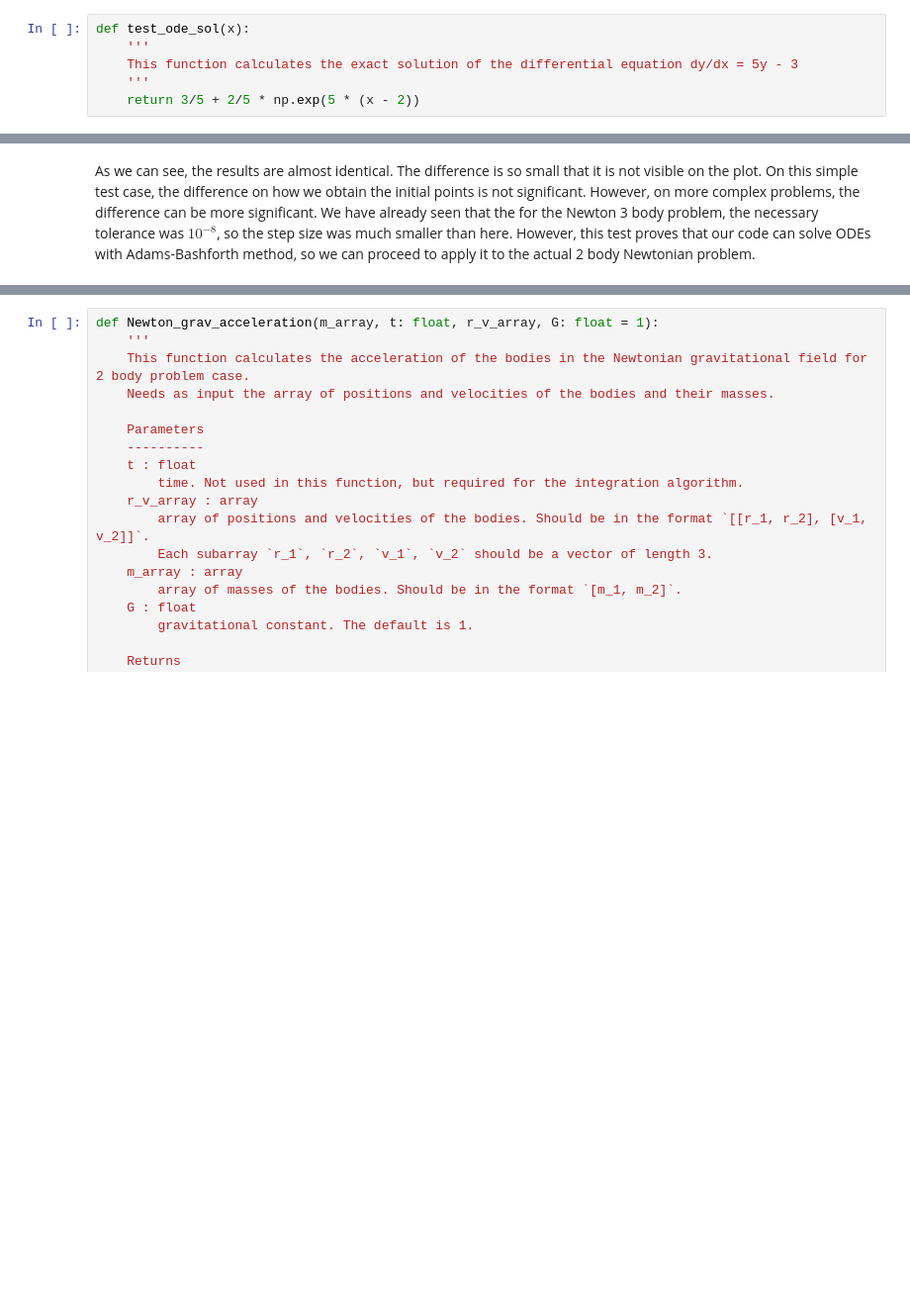
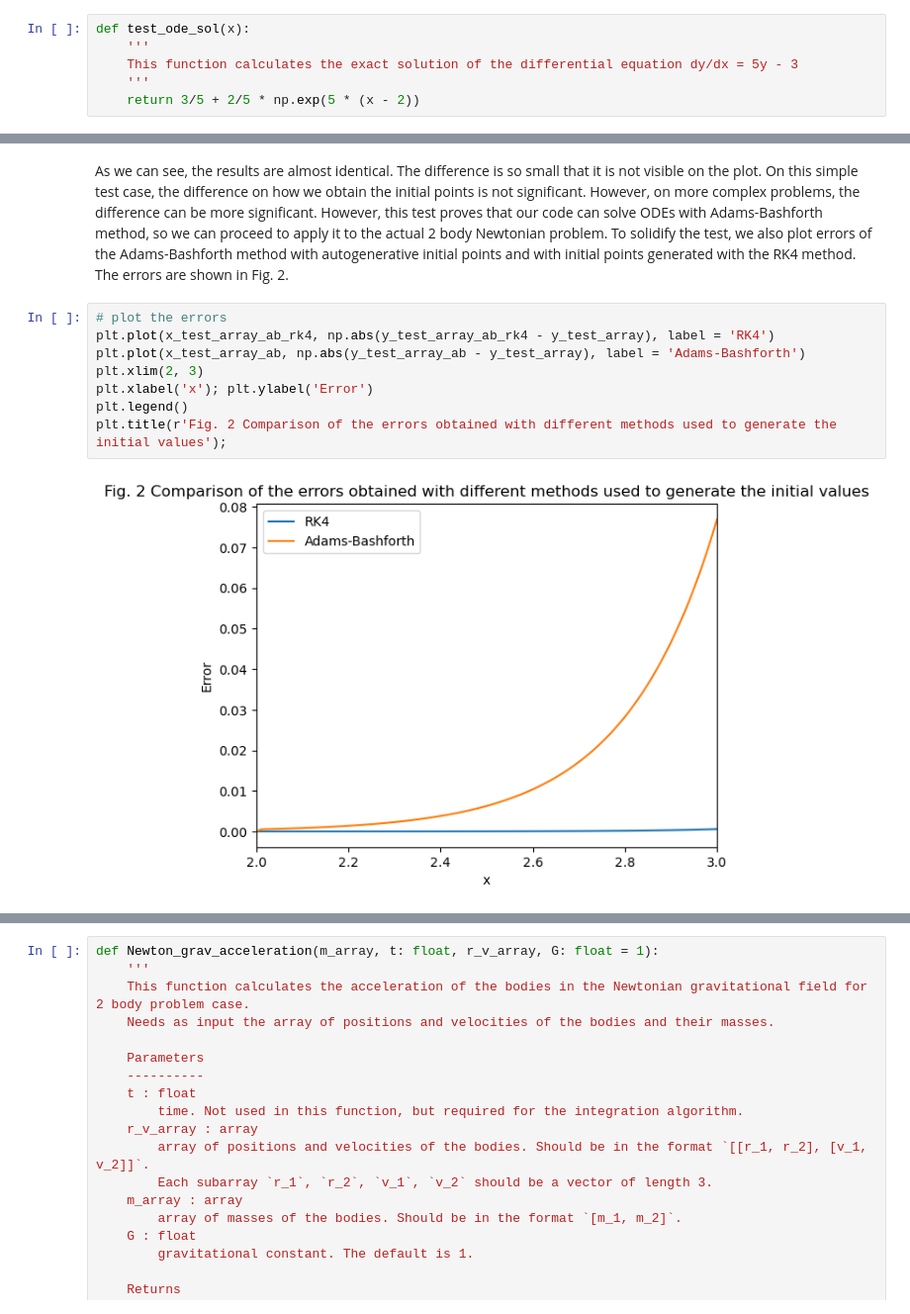
Before and after one commit to askoldvilkha/CompMethods_Astro23, a Jupyter notebook: HW4/hw4_vilkha.ipynb, the cells around one changed output, grey strips where cells are left out. Shown: that part at 99% size. Saved outputs shown, nothing was run; the diff lists cells and outputs as text; blank space fills up the shorter version.

```diff
--- a/HW4/hw4_vilkha.ipynb
+++ b/HW4/hw4_vilkha.ipynb
@@ -369,2 +493,12 @@ plt.title(r'Fig. 1 Comparison of the solutions obtained with different starting
 # %% [markdown]
-As we can see, the results are almost identical. The difference is so small that it is not visible on the plot. On this simple test case, the difference on how we obtain the initial points is not significant. However, on more complex problems, the difference can be more significant. We have already seen that the for the Newton 3 body problem, the necessary tolerance was $10^{-8}$, so the step size was much smaller than here. However, this test proves that our code can solve ODEs with Adams-Bashforth method, so we can proceed to apply it to the actual 2 body Newtonian problem.
+As we can see, the results are almost identical. The difference is so small that it is not visible on the plot. On this simple test case, the difference on how we obtain the initial points is not significant. However, on more complex problems, the difference can be more significant. However, this test proves that our code can solve ODEs with Adams-Bashforth method, so we can proceed to apply it to the actual 2 body Newtonian problem. To solidify the test, we also plot errors of the Adams-Bashforth method with autogenerative initial points and with initial points generated with the RK4 method. The errors are shown in Fig. 2.
+# %%
+# plot the errors
+plt.plot(x_test_array_ab_rk4, np.abs(y_test_array_ab_rk4 - y_test_array), label = 'RK4')
+plt.plot(x_test_array_ab, np.abs(y_test_array_ab - y_test_array), label = 'Adams-Bashforth')
+plt.xlim(2, 3)
+plt.xlabel('x'); plt.ylabel('Error')
+plt.legend()
+plt.title(r'Fig. 2 Comparison of the errors obtained with different methods used to generate the initial values');
+# %% [output]
+[figure, added]
```
Also changed, not shown: parts of 32 cells of this notebook.
